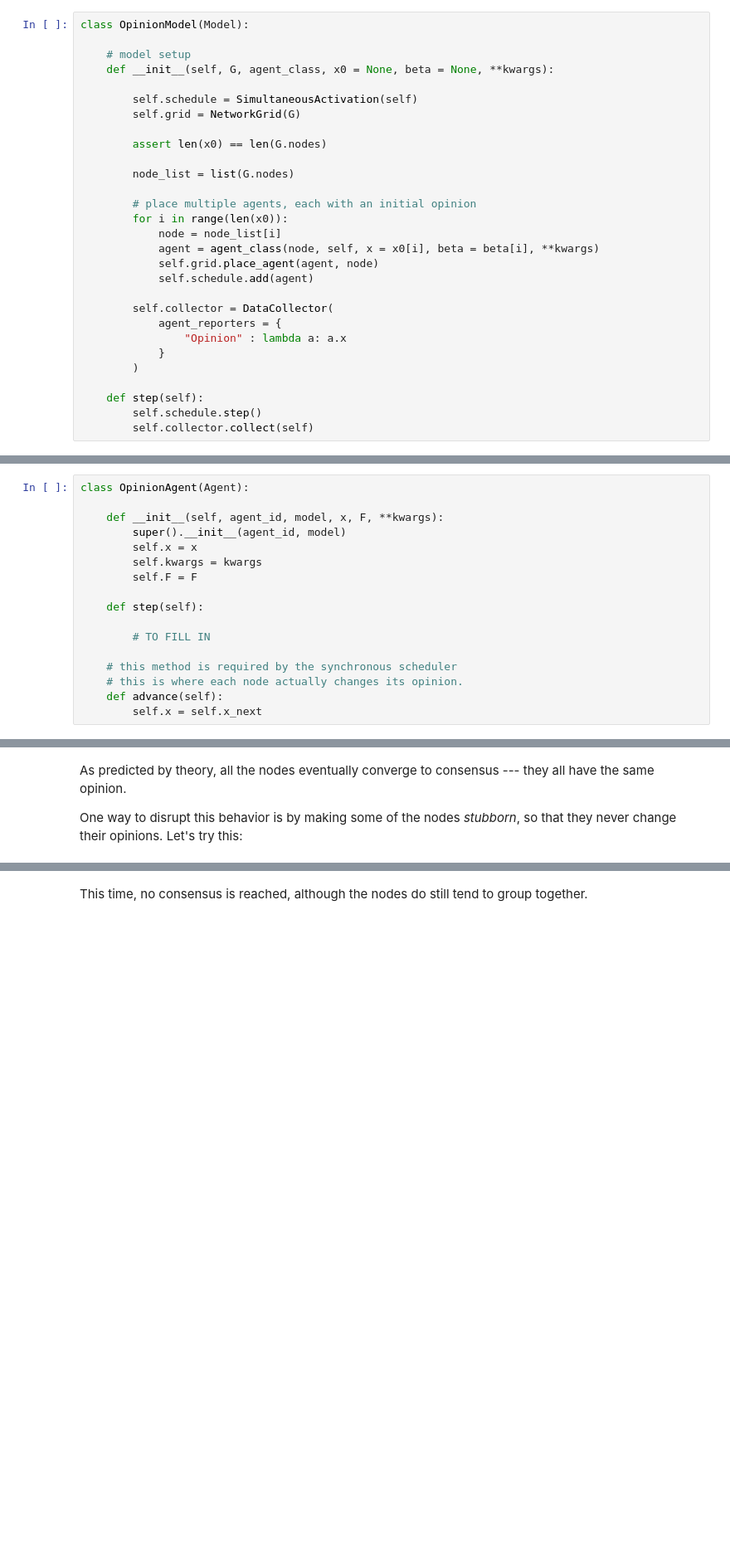
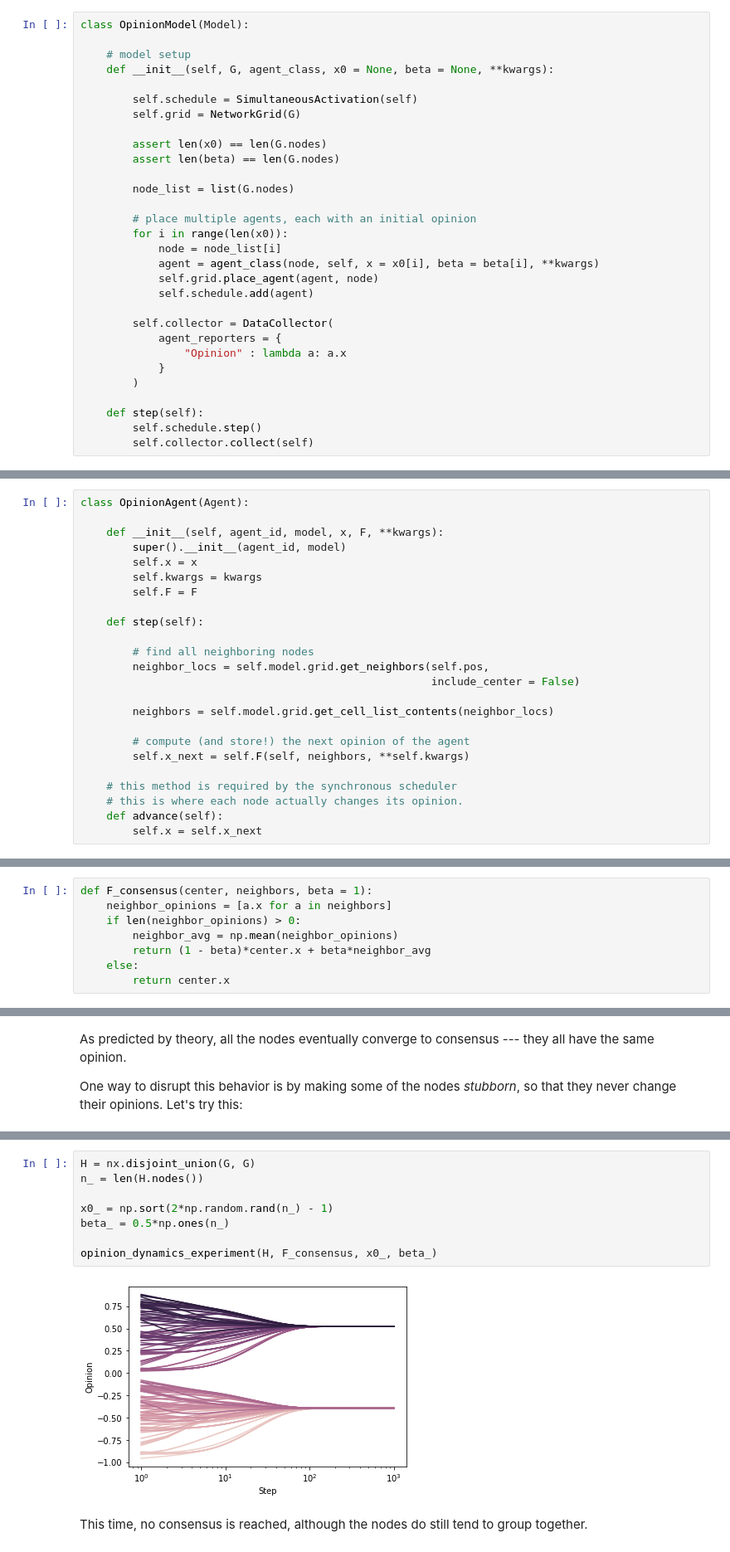
Before and after one commit to PhilChodrow/intro-networks, a Jupyter notebook: notebooks/opinion-models.ipynb, the cells around one changed output, grey strips where cells are left out. Shown at 83% size. Saved outputs shown, nothing was run; the diff lists cells and outputs as text; blank space fills up the shorter version.

```diff
--- a/notebooks/opinion-models.ipynb
+++ b/notebooks/opinion-models.ipynb
@@ -34,6 +34,7 @@ class OpinionModel(Model):
         self.grid = NetworkGrid(G)
 
         assert len(x0) == len(G.nodes)
+        assert len(beta) == len(G.nodes)
 
         node_list = list(G.nodes)
 
@@ -66,7 +67,14 @@ class OpinionAgent(Agent):
 
     def step(self):
 
-        # TO FILL IN
+        # find all neighboring nodes
+        neighbor_locs = self.model.grid.get_neighbors(self.pos,
+                                                      include_center = False)
+
+        neighbors = self.model.grid.get_cell_list_contents(neighbor_locs)
+
+        # compute (and store!) the next opinion of the agent
+        self.x_next = self.F(self, neighbors, **self.kwargs)
 
     # this method is required by the synchronous scheduler
     # this is where each node actually changes its opinion.
@@ -80,3 +85,11 @@ def F_consensus(center, neighbors, beta = 1):
+# %%
+def F_consensus(center, neighbors, beta = 1):
+    neighbor_opinions = [a.x for a in neighbors]
+    if len(neighbor_opinions) > 0:
+        neighbor_avg = np.mean(neighbor_opinions)
+        return (1 - beta)*center.x + beta*neighbor_avg
+    else:
+        return center.x
 # %% [markdown]
 The next function performs a simulation for 1,000 timesteps and plots the evolution of each node's opinion.
 # %%
@@ -117,3 +134,13 @@ opinion_dynamics_experiment(G, F_consensus, x0, beta)
+# %%
+H = nx.disjoint_union(G, G)
+n_ = len(H.nodes())
+
+x0_ = np.sort(2*np.random.rand(n_) - 1)
+beta_ = 0.5*np.ones(n_)
+
+opinion_dynamics_experiment(H, F_consensus, x0_, beta_)
+# %% [output]
+[figure, added]
 # %% [markdown]
 This time, no consensus is reached, although the nodes do still tend to group together.
 # %% [markdown]
```
Also changed, not shown: parts of 6 cells of this notebook, 15 other files.
